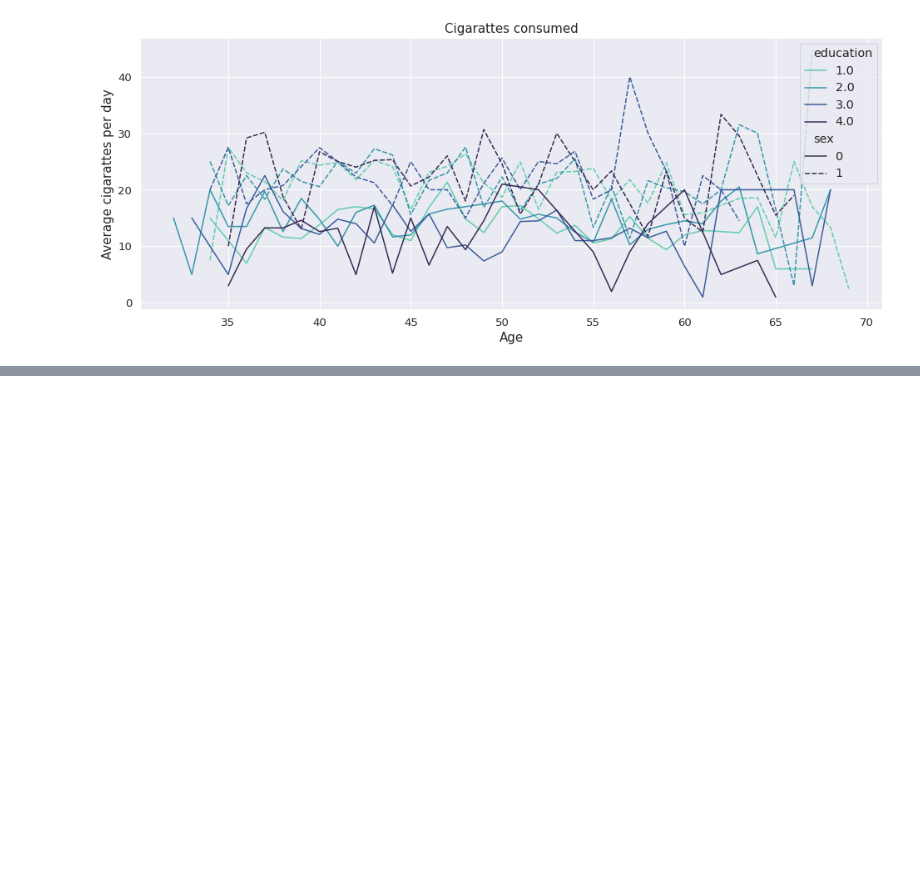
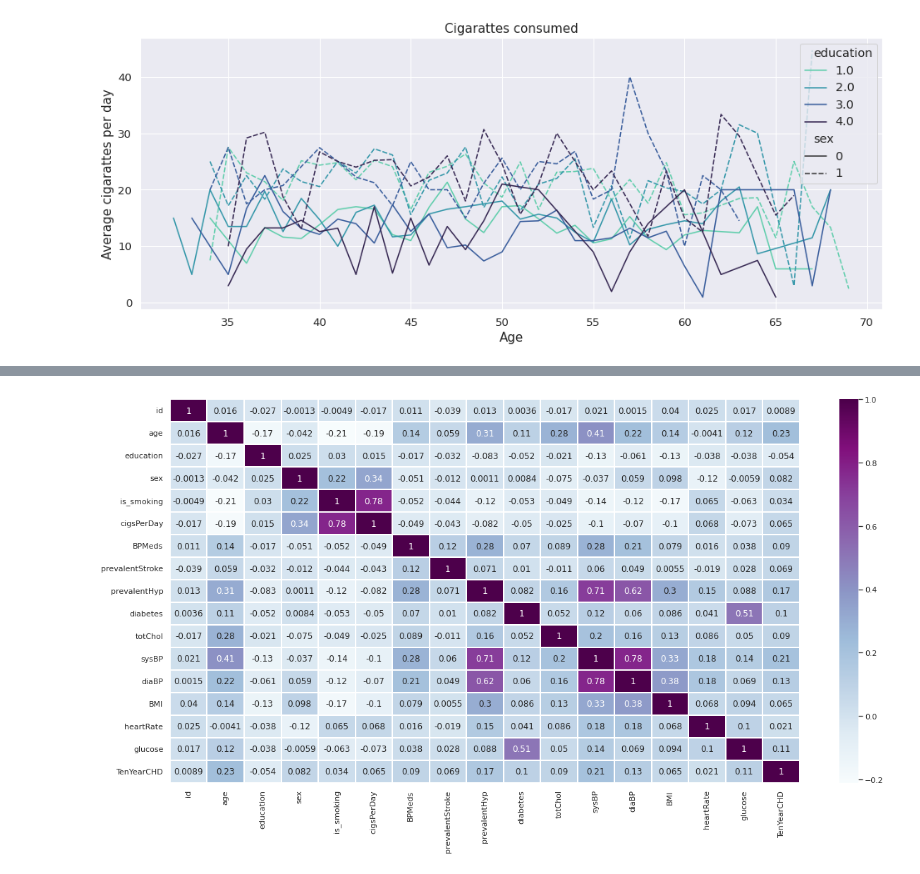
Before and after one commit to Sriharish19/SH-Supervised-ML-Cardiovascular-Risk-Prediction, a Jupyter notebook: SH_Supervised_ML_Classification_Cardiovascular_Risk_Prediction.ipynb, the cells around one changed output, grey strips where cells are left out. Cells and saved outputs as stored; diff of their text form; code cells hidden in the pictures; blank space fills up the shorter version.

```diff
--- a/SH_Supervised_ML_Classification_Cardiovascular_Risk_Prediction.ipynb
+++ b/SH_Supervised_ML_Classification_Cardiovascular_Risk_Prediction.ipynb
@@ -325,0 +375,11 @@ for col in col_lst:
+# %%
+# Multicolinearity
+
+plt.figure(figsize = (20, 10))
+df_co_relation = df.corr()
+# print(df_co_relation)
+sns.set(font_scale = 1)
+sns.heatmap(df_co_relation, annot = True, linewidths = 1,cmap = 'BuPu')
+plt.show()
+# %% [output]
+[figure, added]
```
Also changed, not shown: parts of 7 cells of this notebook.
